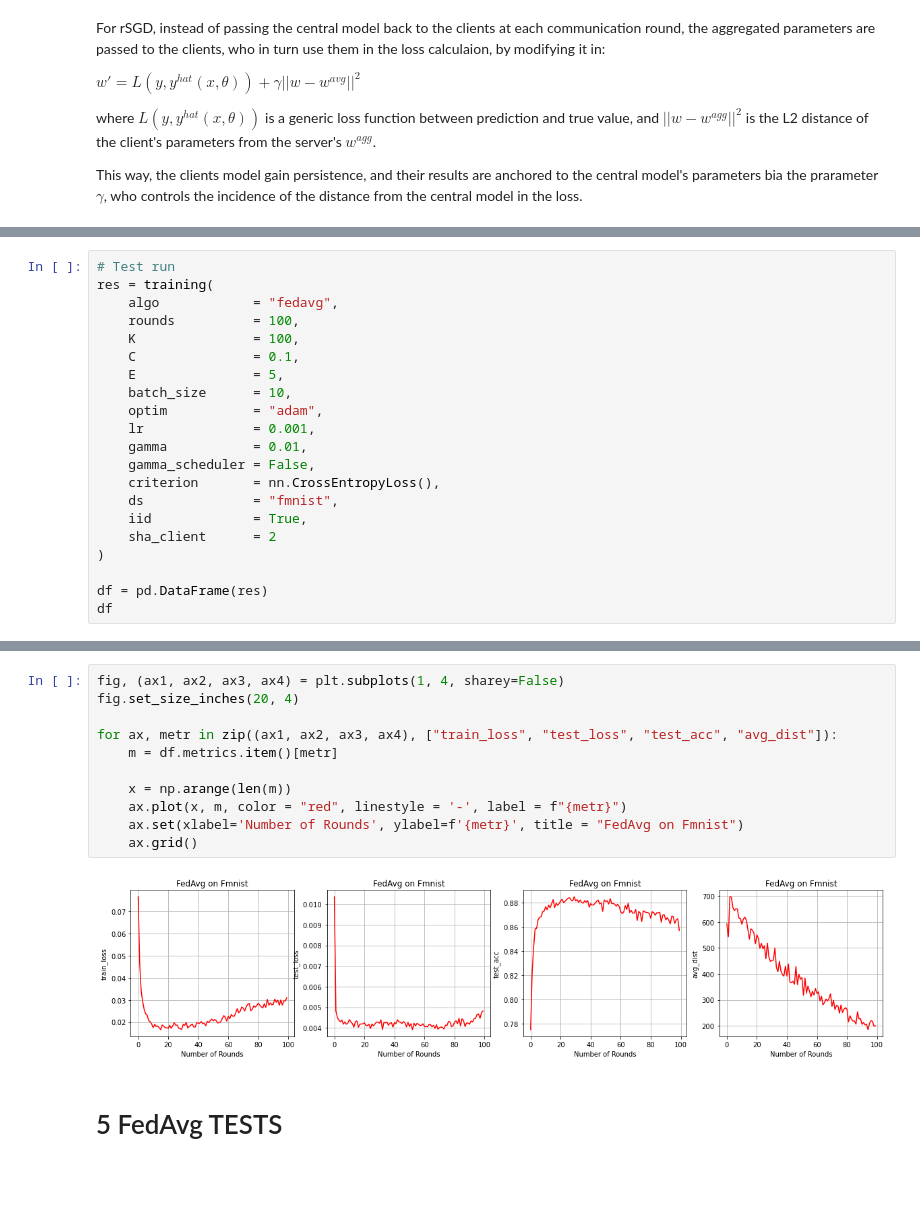
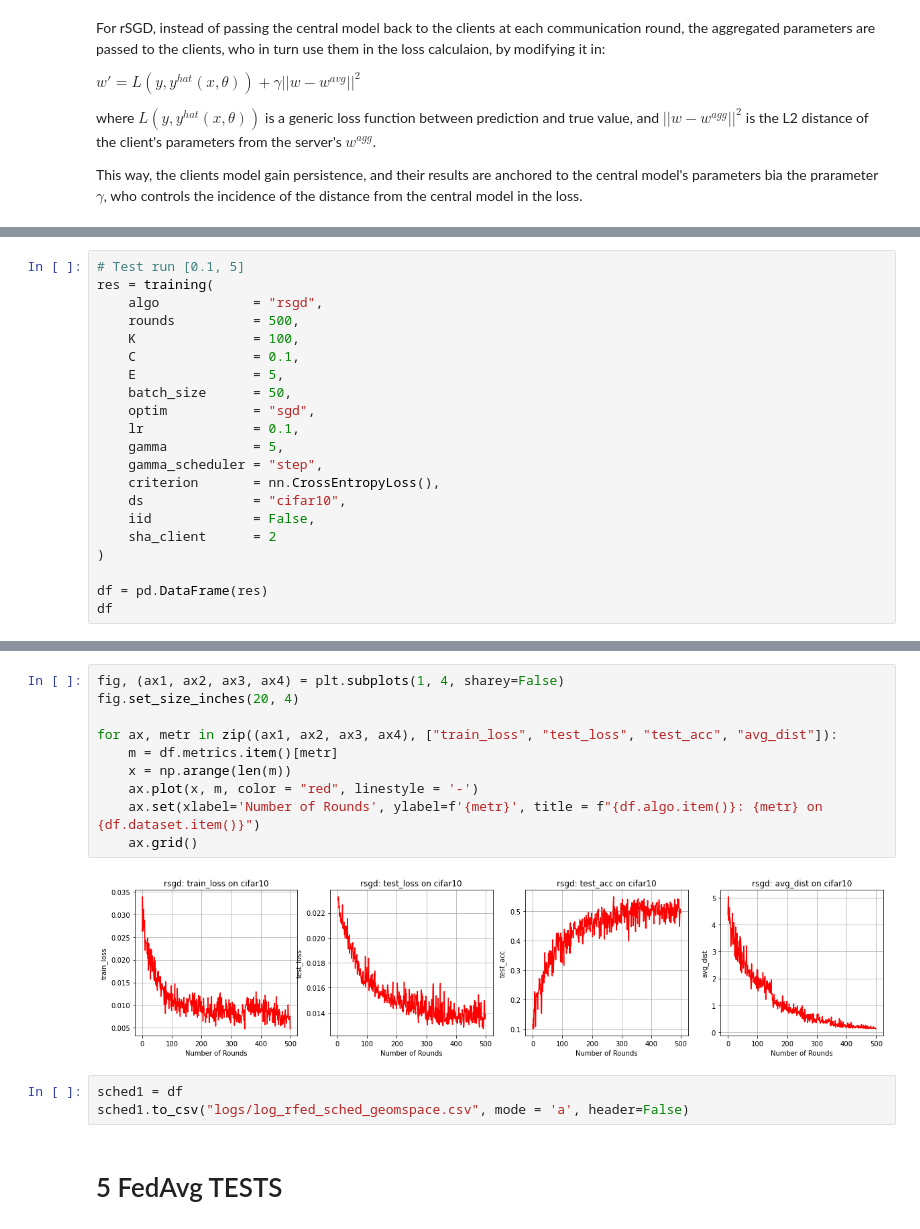
Before and after one commit to A-Botti/Federated-rSGD, a Jupyter notebook: r_SGD_for_Federated_Learning_v7.ipynb, the cells around one changed output, grey strips where cells are left out. Cells and saved outputs as stored; diff of their text form; blank space fills up the shorter version.

```diff
--- a/r_SGD_for_Federated_Learning_v7.ipynb
+++ b/r_SGD_for_Federated_Learning_v7.ipynb
@@ -283,21 +332,21 @@ def training(algo, rounds, K, C, E, batch_size, optim, lr, gamma, gamma_schedule
 
     return outp
 # %%
-# Test run
+# Test run [0.1, 5]
 res = training(
-    algo            = "fedavg",
-    rounds          = 100,
+    algo            = "rsgd",
+    rounds          = 500,
     K               = 100,
     C               = 0.1,
     E               = 5,
-    batch_size      = 10,
-    optim           = "adam",
-    lr              = 0.001,
-    gamma           = 0.01,
-    gamma_scheduler = False,
+    batch_size      = 50,
+    optim           = "sgd",
+    lr              = 0.1,
+    gamma           = 5,
+    gamma_scheduler = "step",
     criterion       = nn.CrossEntropyLoss(),
-    ds              = "fmnist",
-    iid             = True,
+    ds              = "cifar10",
+    iid             = False,
     sha_client      = 2
 )
 
@@ -326,16 +375,18 @@ Training done in: 0:23:45.313679
 # %%
 fig, (ax1, ax2, ax3, ax4) = plt.subplots(1, 4, sharey=False)
 fig.set_size_inches(20, 4)
 
 for ax, metr in zip((ax1, ax2, ax3, ax4), ["train_loss", "test_loss", "test_acc", "avg_dist"]):
     m = df.metrics.item()[metr]
-
     x = np.arange(len(m))
-    ax.plot(x, m, color = "red", linestyle = '-', label = f"{metr}")
-    ax.set(xlabel='Number of Rounds', ylabel=f'{metr}', title = "FedAvg on Fmnist")
+    ax.plot(x, m, color = "red", linestyle = '-')
+    ax.set(xlabel='Number of Rounds', ylabel=f'{metr}', title = f"{df.algo.item()}: {metr} on {df.dataset.item()}")
     ax.grid()
 # %% [output]
-[figure, old version]
+[figure, new version]
+# %%
+sched1 = df
+sched1.to_csv("logs/log_rfed_sched_geomspace.csv", mode = 'a', header=False)
 # %% [markdown]
 # 5 FedAvg TESTS
 # %% [markdown]
```
Also changed, not shown: parts of 38 cells of this notebook, 10 other files.
